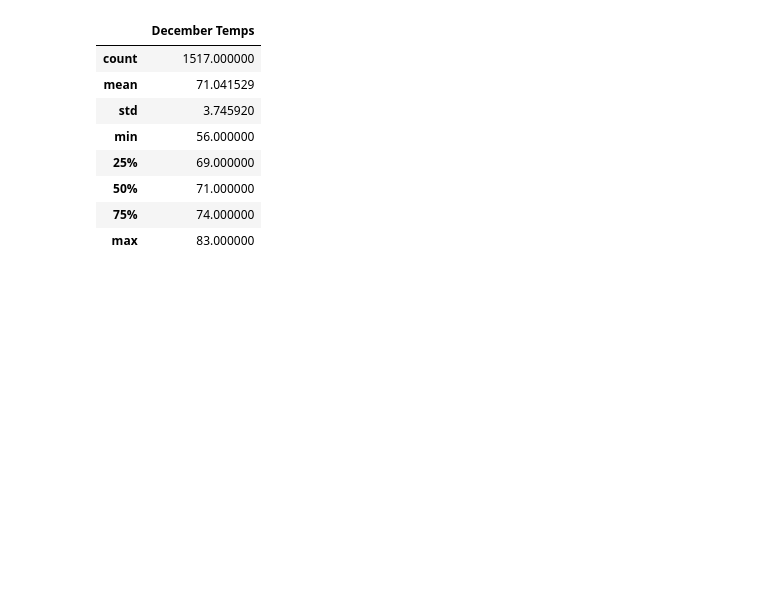
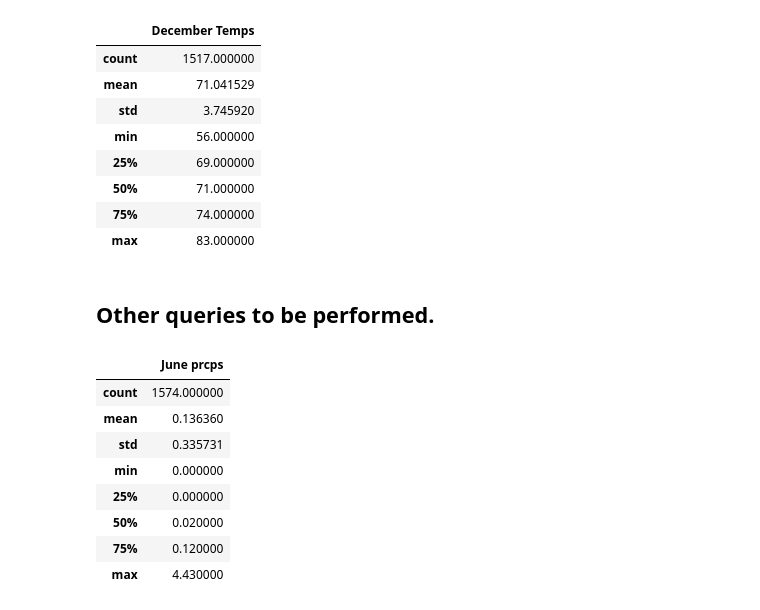
Before and after one commit to fareenamughal/surfs_up, a Jupyter notebook: SurfsUp_Challenge.ipynb, the cells around one changed output. Saved outputs shown, nothing was run; the diff lists cells and outputs as text; code cells hidden in the pictures; blank space fills up the shorter version.

```diff
--- a/SurfsUp_Challenge.ipynb
+++ b/SurfsUp_Challenge.ipynb
@@ -174,0 +169,28 @@ dec_temps_df.describe()
+# %% [markdown]
+## Other queries to be performed.
+# %%
+# Import the sqlalchemy extract function.
+from sqlalchemy import extract
+
+# 1. Write a query that filters the Measurement table to retrieve the precipitation for the month of June.
+june_prcps = session.query(Measurement.prcp).filter(func.strftime("%m", Measurement.date) == "06").all()
+# %%
+# 2. Convert the June precipitation to a list.
+june_prcps_list = [i[0] for i in june_prcps]
+# %%
+# 3. Create a DataFrame from the list of precipitation for the month of June.
+june_prcps_df = pd.DataFrame(june_prcps_list, columns=["June prcps"])
+# %%
+# 4. Calculate and print out the summary statistics for the June precopotation DataFrame.
+# used describe function for summary stats.
+june_prcps_df.describe()
+# %% [output]
+|  | June prcps |
+| count | 1574.000000 |
+| mean | 0.136360 |
+| std | 0.335731 |
+| min | 0.000000 |
+| 25% | 0.000000 |
+| 50% | 0.020000 |
+| 75% | 0.120000 |
+| max | 4.430000 |
```
Also changed, not shown: parts of 8 cells of this notebook, 1 other file.
